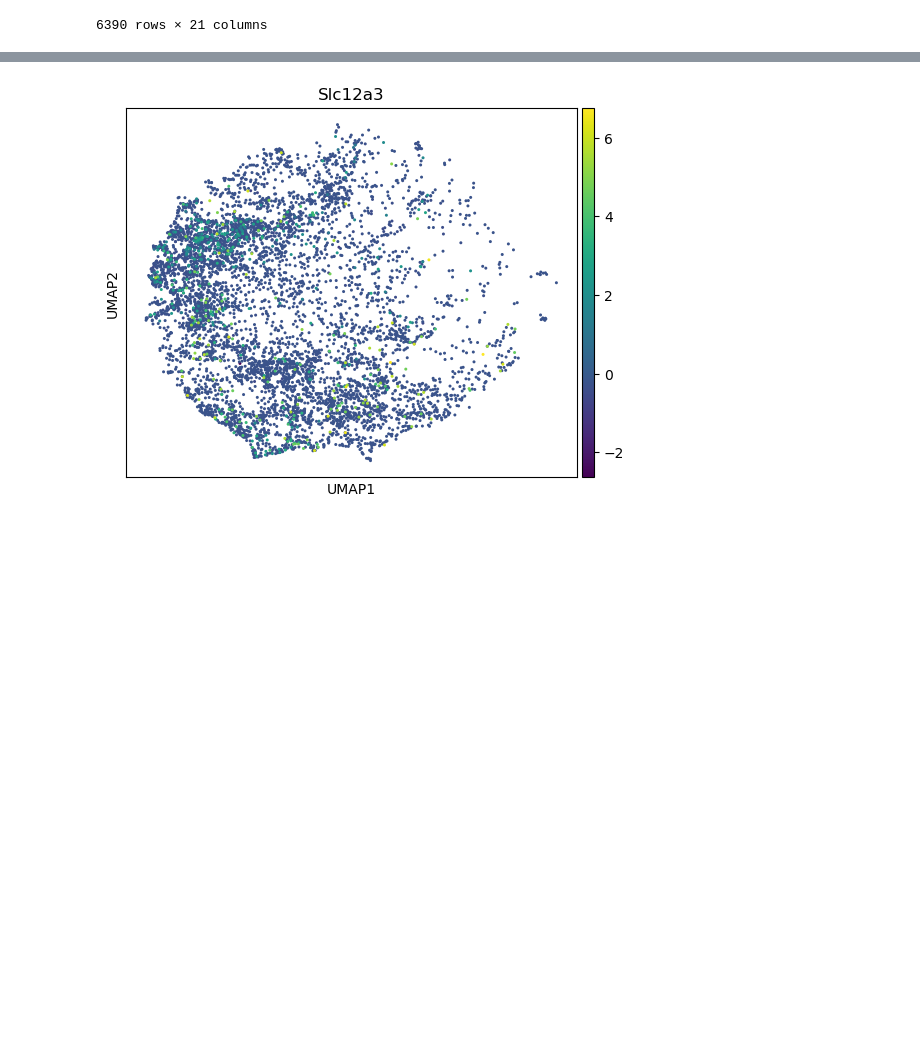
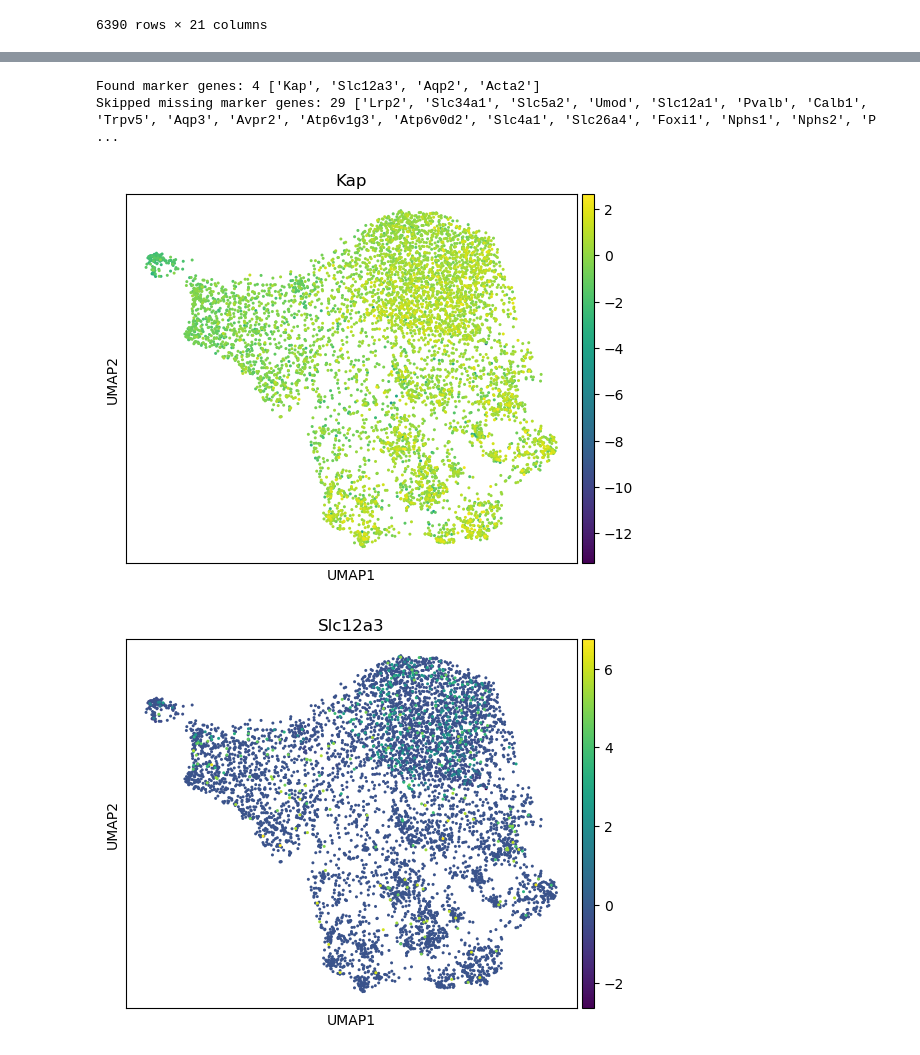
Before and after one commit to aqgy2749/IRI-seq, a Jupyter notebook: IRIS/my-second-pipeline_old.ipynb, the cells around one changed output, grey strips where cells are left out. Saved outputs shown, nothing was run; the diff lists cells and outputs as text; code cells hidden in the pictures; blank space fills up the shorter version.

```diff
--- a/IRIS/my-second-pipeline_old.ipynb
+++ b/IRIS/my-second-pipeline_old.ipynb
@@ -868,11 +871,11 @@ adata.X.shape
 # %%
-adata.layers['raw']=adata.X.copy()
+adata.raw=adata.X.copy()
 adata.var_names = adata.var["Gene_name"].astype(str)
 sc.pp.normalize_total(adata, target_sum=1e4)
 sc.pp.log1p(adata)
 sc.pp.highly_variable_genes(
     adata,
-    n_top_genes=10000,
+    n_top_genes=2000,
     flavor="seurat"
 )
 adata = adata[:, adata.var.highly_variable]
@@ -882,6 +885,6 @@ sc.pp.scale(adata, max_value=10)
 sc.pl.pca_variance_ratio(adata, log=True)
 sc.pp.neighbors(adata, n_neighbors=20, n_pcs=30)
 sc.tl.umap(adata, min_dist=0, spread=3)
-sc.tl.leiden(adata, resolution = 1)
+sc.tl.leiden(adata, resolution = 1.7)
 sc.pl.umap(adata, color=['leiden'])
 # %% [output]
@@ -962,5 +964,5 @@ merged
 6390 rows × 21 columns
 # %%
 adata.obs = merged.copy()
-adata.obsm['X_umap'] = adata.obs[['spatial_UMAP1',"spatial_UMAP2"]].values
+adata.obsm['X_umap_beads'] = adata.obs[['spatial_UMAP1',"spatial_UMAP2"]].values
 # %%
@@ -970,4 +983,29 @@ sc.pl.umap(adata, color=['leiden'], vmax=10000, s =150)
 # %%
-sc.pl.umap(adata, color=['Slc12a3'])
+kidney_marker_genes = [
+    'Lrp2', 'Slc34a1', 'Slc5a2', 'Kap',
+    'Umod', 'Slc12a1',
+    'Slc12a3', 'Pvalb',
+    'Calb1', 'Trpv5',
+    'Aqp2', 'Aqp3', 'Avpr2',
+    'Atp6v1g3', 'Atp6v0d2', 'Slc4a1', 'Slc26a4', 'Foxi1',
+    'Nphs1', 'Nphs2', 'Podxl',
+    'Pecam1', 'Kdr', 'Emcn',
+    'Col1a1', 'Dcn', 'Pdgfrb',
+    'Acta2', 'Tagln', 'Rgs5',
+    'Ptprc', 'Lyz2', 'C1qa',
+]
+
+available_genes = set(adata.var_names.astype(str))
+found_genes = [gene for gene in kidney_marker_genes if gene in available_genes]
+missing_genes = [gene for gene in kidney_marker_genes if gene not in available_genes]
+
+print('Found marker genes:', len(found_genes), found_genes)
+print('Skipped missing marker genes:', len(missing_genes), missing_genes)
+
+for gene in found_genes:
+    sc.pl.umap(adata, color=[gene], title=gene)
 # %% [output]
+Found marker genes: 4 ['Kap', 'Slc12a3', 'Aqp2', 'Acta2']
+Skipped missing marker genes: 29 ['Lrp2', 'Slc34a1', 'Slc5a2', 'Umod', 'Slc12a1', 'Pvalb', 'Calb1', 'Trpv5', 'Aqp3', 'Avpr2', 'Atp6v1g3', 'Atp6v0d2', 'Slc4a1', 'Slc26a4', 'Foxi1', 'Nphs1', 'Nphs2', 'P ...
-[figure, old version]
+[figure, new version]
+[figure, added]
```
Also changed, not shown: parts of 12 cells of this notebook, 22 other files.
